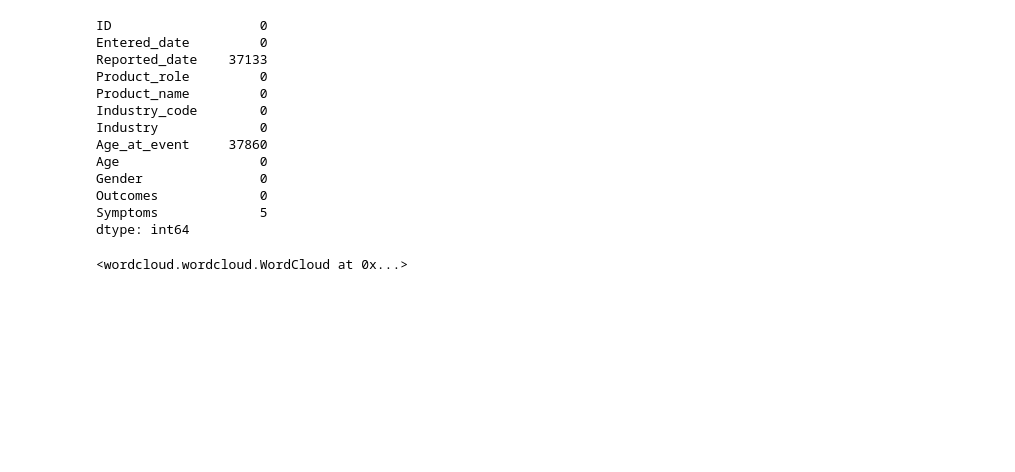
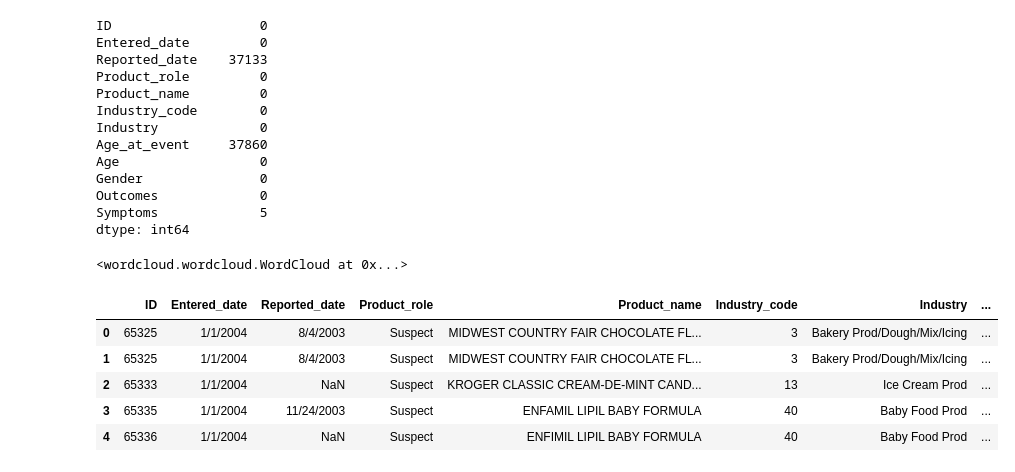
Before and after one commit to littlepham/Adverse-Food-Effects, a Jupyter notebook: Project Data Science Programming.ipynb, the cells around one changed output. Saved outputs shown, nothing was run; the diff lists cells and outputs as text; code cells hidden in the pictures; blank space fills up the shorter version.

```diff
--- a/Project Data Science Programming.ipynb
+++ b/Project Data Science Programming.ipynb
@@ -169,3 +169,19 @@ wordcloud = WordCloud(width = 800, height = 800,
 wordcloud.to_file("outcomes_wordcloud.png")
 # %% [output]
 <wordcloud.wordcloud.WordCloud at 0x...>
+# %%
+# Renaming columns and dropping null values
+df = df.rename(columns = {
+    'SYM_One Row Coded Symptoms': 'Symptoms',
+    'AEC_One Row Outcomes': 'Outcomes',
+    'CI_Gender': 'Gender',
+    'CI_Age Unit': 'Age',
+    'CI_Age at Adverse Event': 'Age_at_event',
+    'PRI_FDA Industry Name': 'Industry',
+    'PRI_FDA Industry Code': 'Industry_code',
+    'PRI_Reported Brand/Product Name': 'Product_name',
+    'PRI_Product Role': 'Product_role',
+    'AEC_Event Start Date': 'Reported_date',
+    'RA_CAERS Created Date': 'Entered_date',
+    'RA_Report #': 'ID'
+})
@@ -171,0 +191,9 @@ wordcloud.to_file("outcomes_wordcloud.png")
+# %%
+df.head()
+# %% [output]
+|  | ID | Entered_date | Reported_date | Product_role | Product_name | Industry_code | Industry | ... |
+| 0 | 65325 | 1/1/2004 | 8/4/2003 | Suspect | MIDWEST COUNTRY FAIR CHOCOLATE FL... | 3 | Bakery Prod/Dough/Mix/Icing | ... |
+| 1 | 65325 | 1/1/2004 | 8/4/2003 | Suspect | MIDWEST COUNTRY FAIR CHOCOLATE FL... | 3 | Bakery Prod/Dough/Mix/Icing | ... |
+| 2 | 65333 | 1/1/2004 | NaN | Suspect | KROGER CLASSIC CREAM-DE-MINT CAND... | 13 | Ice Cream Prod | ... |
+| 3 | 65335 | 1/1/2004 | 11/24/2003 | Suspect | ENFAMIL LIPIL BABY FORMULA | 40 | Baby Food Prod | ... |
+| 4 | 65336 | 1/1/2004 | NaN | Suspect | ENFIMIL LIPIL BABY FORMULA | 40 | Baby Food Prod | ... |
```
Also changed, not shown: parts of 5 cells of this notebook.
